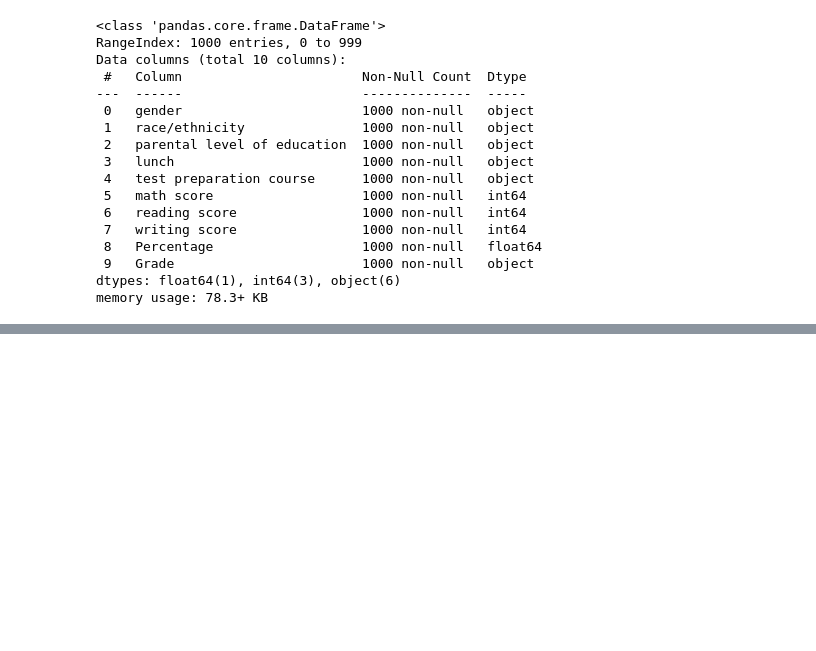
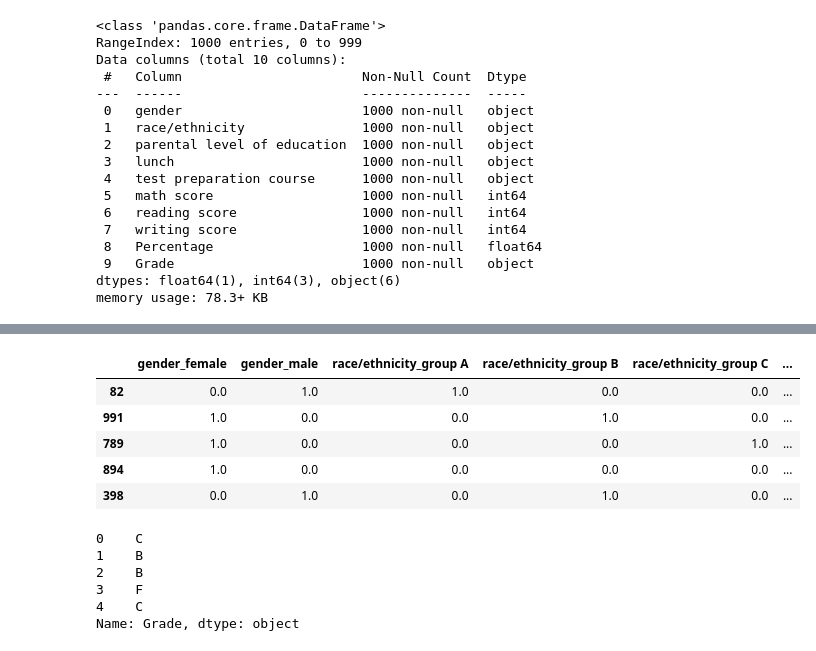
Before and after one commit to IzhanAli08/MyResearch, a Jupyter notebook: Feature Engineering and Model Building.ipynb, the cells around one changed output, grey strips where cells are left out. Cells and saved outputs as stored; diff of their text form; code cells hidden in the pictures; blank space fills up the shorter version.

```diff
--- a/Feature Engineering and Model Building.ipynb
+++ b/Feature Engineering and Model Building.ipynb
@@ -59,0 +128,20 @@ memory usage: 78.3+ KB
+# %%
+X_train,X_test,y_train,y_test=train_test_split(input_df[encoded_cols],targets,test_size=0.25,random_state=42)
+# %%
+X_train.head()
+# %% [output]
+|  | gender_female | gender_male | race/ethnicity_group A | race/ethnicity_group B | race/ethnicity_group C | ... |
+| 82 | 0.0 | 1.0 | 1.0 | 0.0 | 0.0 | ... |
+| 991 | 1.0 | 0.0 | 0.0 | 1.0 | 0.0 | ... |
+| 789 | 1.0 | 0.0 | 0.0 | 0.0 | 1.0 | ... |
+| 894 | 1.0 | 0.0 | 0.0 | 0.0 | 0.0 | ... |
+| 398 | 0.0 | 1.0 | 0.0 | 1.0 | 0.0 | ... |
+# %%
+targets.head()
+# %% [output]
+0    C
+1    B
+2    B
+3    F
+4    C
+Name: Grade, dtype: object
```
Also changed, not shown: parts of 14 cells of this notebook.
